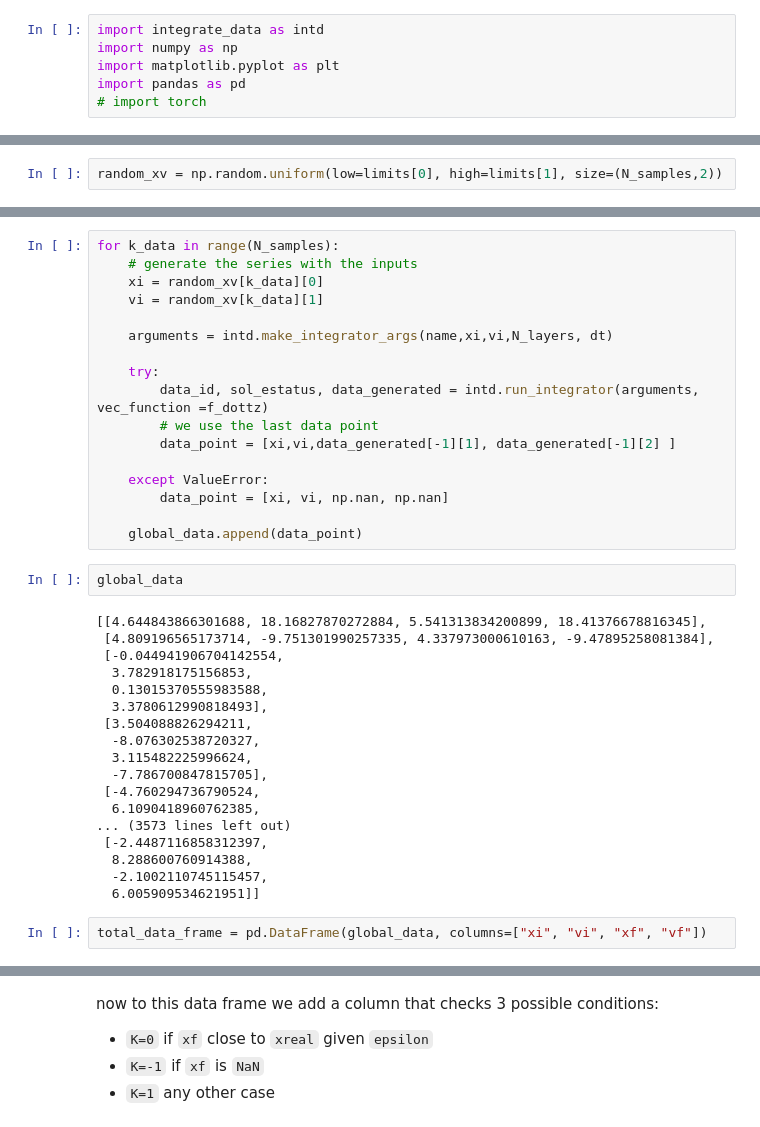
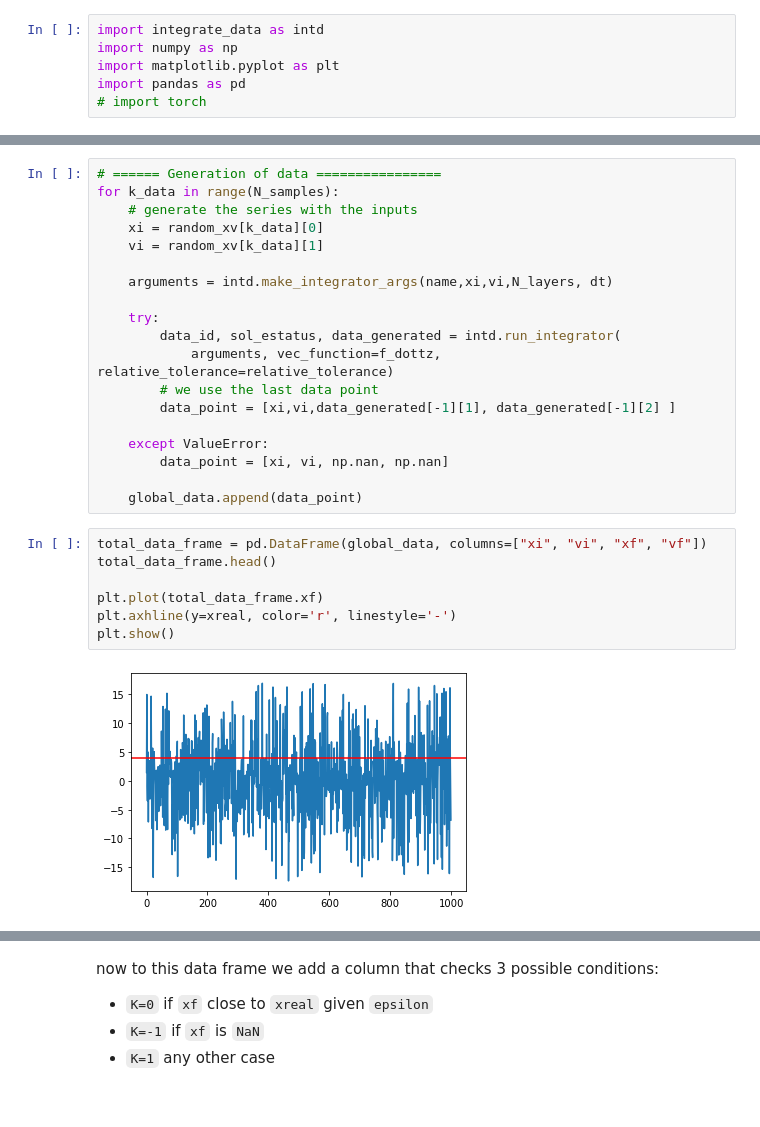
Before and after one commit to fbientrigo/machine-learning-physics, a Jupyter notebook: impl_2_mechanicsX/5_generate_random.ipynb, the cells around one changed output, grey strips where cells are left out. Cells and saved outputs as stored; diff of their text form.

```diff
--- a/impl_2_mechanicsX/5_generate_random.ipynb
+++ b/impl_2_mechanicsX/5_generate_random.ipynb
@@ -45,5 +63,3 @@ global_data = []
-# %%
-random_xv = np.random.uniform(low=limits[0], high=limits[1], size=(N_samples,2))
 # %%
 # plotting of the distribution
 plt.scatter(random_xv[:,0], random_xv[:,1])
@@ -56,4 +72,5 @@ plt.show()
 # %%
+# ====== Generation of data ================
 for k_data in range(N_samples):
     # generate the series with the inputs
     xi = random_xv[k_data][0]
@@ -62,7 +79,8 @@ for k_data in range(N_samples):
     arguments = intd.make_integrator_args(name,xi,vi,N_layers, dt)
 
     try:
-        data_id, sol_estatus, data_generated = intd.run_integrator(arguments, vec_function =f_dottz)
+        data_id, sol_estatus, data_generated = intd.run_integrator(
+            arguments, vec_function=f_dottz, relative_tolerance=relative_tolerance)
         # we use the last data point
         data_point = [xi,vi,data_generated[-1][1], data_generated[-1][2] ]
 
@@ -70,25 +88,12 @@ for k_data in range(N_samples):
         data_point = [xi, vi, np.nan, np.nan]
 
     global_data.append(data_point)
-# %%
-global_data
-# %% [output]
-[[4.644843866301688, 18.16827870272884, 5.541313834200899, 18.41376678816345],
- [4.809196565173714, -9.751301990257335, 4.337973000610163, -9.47895258081384],
- [-0.044941906704142554,
-  3.782918175156853,
-  0.13015370555983588,
-  3.3780612990818493],
- [3.504088826294211,
-  -8.076302538720327,
-  3.115482225996624,
-  -7.786700847815705],
- [-4.760294736790524,
-  6.1090418960762385,
-... (3573 lines left out)
- [-2.4487116858312397,
-  8.288600760914388,
-  -2.1002110745115457,
-  6.005909534621951]]
 # %%
 total_data_frame = pd.DataFrame(global_data, columns=["xi", "vi", "xf", "vf"])
+total_data_frame.head()
+
+plt.plot(total_data_frame.xf)
+plt.axhline(y=xreal, color='r', linestyle='-')
+plt.show()
+# %% [output]
+[figure, added]
```
Also changed, not shown: parts of 13 cells of this notebook.
